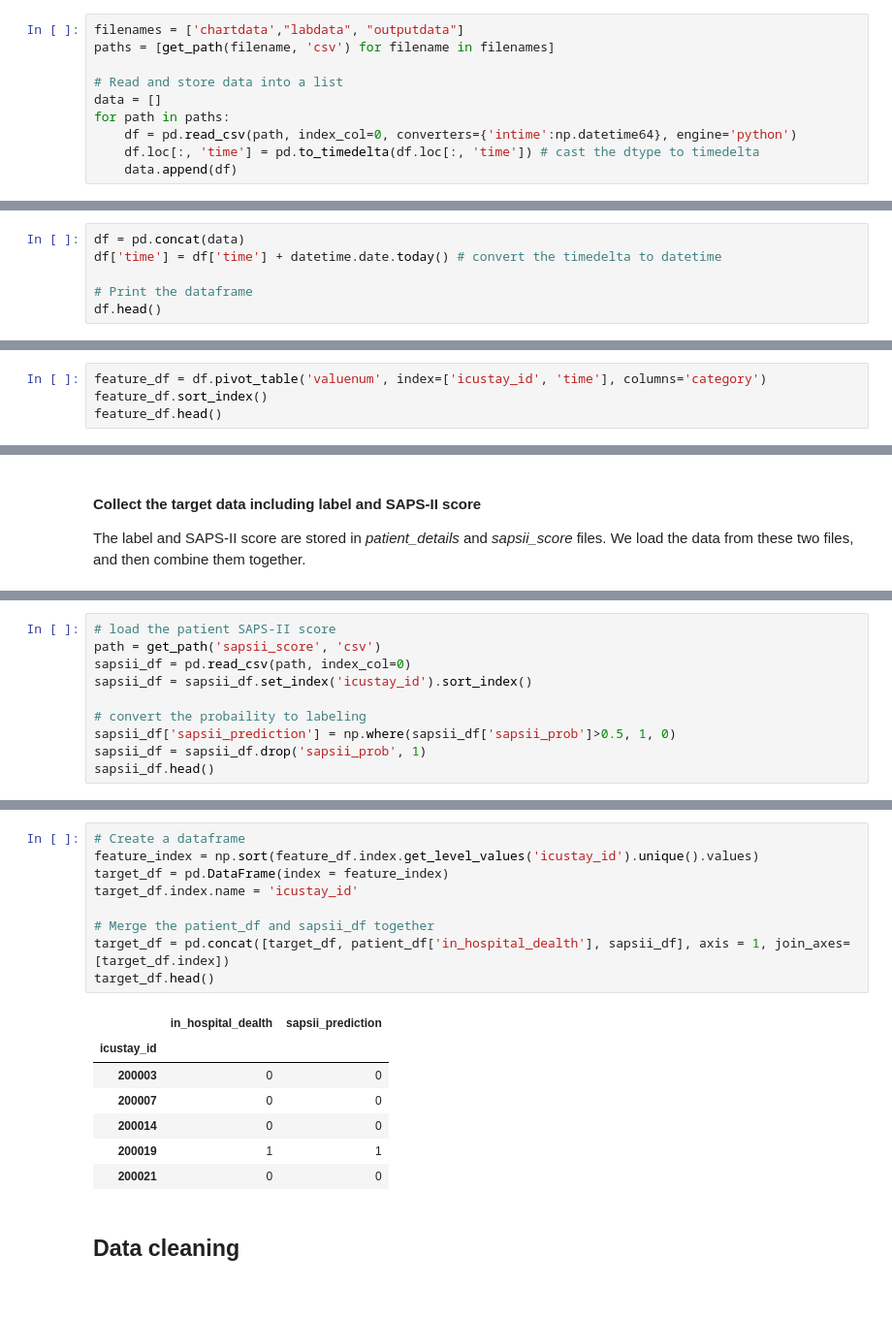
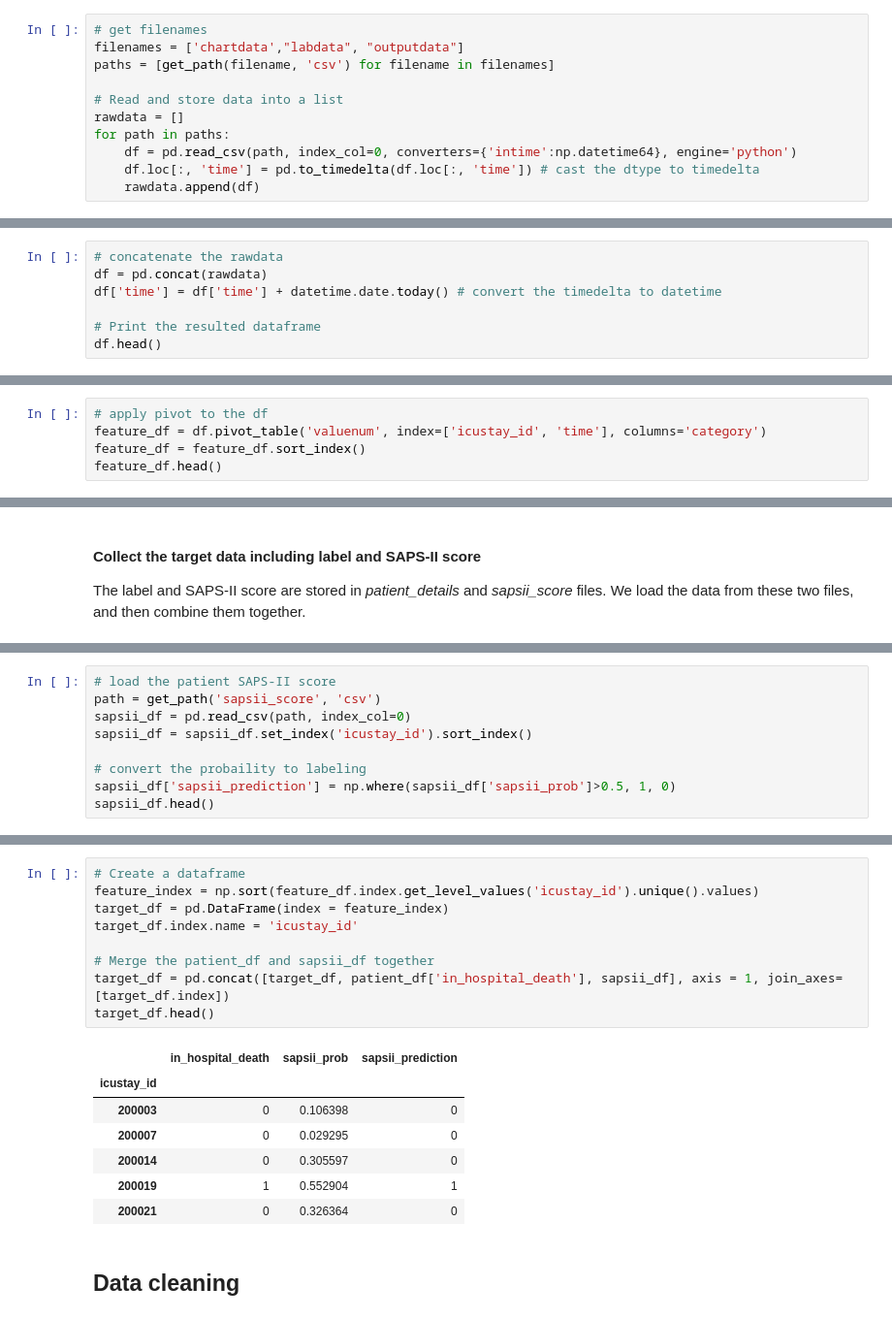
Before and after one commit to OrangeWong/predicting_morality, a Jupyter notebook: data_wrangling.ipynb, the cells around one changed output, grey strips where cells are left out. Shown at 97% size. Drawn from its saved outputs; the diff is of its cells as text.

```diff
--- a/data_wrangling.ipynb
+++ b/data_wrangling.ipynb
@@ -41,12 +54,13 @@ def get_path(filename, suffix):
 The features are stored in *chartdata*, *labdata*, and *outputdata* CSV files. First, we load the data from these three files.
 # %%
+# get filenames
 filenames = ['chartdata',"labdata", "outputdata"]
 paths = [get_path(filename, 'csv') for filename in filenames]
 
 # Read and store data into a list
-data = []
+rawdata = []
 for path in paths:
     df = pd.read_csv(path, index_col=0, converters={'intime':np.datetime64}, engine='python')
     df.loc[:, 'time'] = pd.to_timedelta(df.loc[:, 'time']) # cast the dtype to timedelta
-    data.append(df)
+    rawdata.append(df)
 # %% [markdown]
@@ -77,10 +91,11 @@ First 5 rows of chartdata are:
 # %% [markdown]
 We concatenate these dataframes along axis=0. Also, we convert the 'time' column from timedelta type by adding the current date.
 # %%
-df = pd.concat(data)
+# concatenate the rawdata
+df = pd.concat(rawdata)
 df['time'] = df['time'] + datetime.date.today() # convert the timedelta to datetime
 
-# Print the dataframe
+# Print the resulted dataframe
 df.head()
 # %% [output]
 |  | icustay_id | intime | time | category | valuenum |
@@ -94,5 +109,6 @@ We then pivot the table by passing columns as category such that each row shows
 # %%
+# apply pivot to the df
 feature_df = df.pivot_table('valuenum', index=['icustay_id', 'time'], columns='category')
-feature_df.sort_index()
+feature_df = feature_df.sort_index()
 feature_df.head()
 # %% [output]
@@ -129,6 +145,5 @@ sapsii_df = sapsii_df.set_index('icustay_id').sort_index()
 
 # convert the probaility to labeling
 sapsii_df['sapsii_prediction'] = np.where(sapsii_df['sapsii_prob']>0.5, 1, 0)
-sapsii_df = sapsii_df.drop('sapsii_prob', 1)
 sapsii_df.head()
 # %% [output]
@@ -142,19 +157,19 @@ sapsii_df.head()
 # %%
 # Create a dataframe
 feature_index = np.sort(feature_df.index.get_level_values('icustay_id').unique().values)
 target_df = pd.DataFrame(index = feature_index)
 target_df.index.name = 'icustay_id'
 
 # Merge the patient_df and sapsii_df together
-target_df = pd.concat([target_df, patient_df['in_hospital_dealth'], sapsii_df], axis = 1, join_axes=[target_df.index])
+target_df = pd.concat([target_df, patient_df['in_hospital_death'], sapsii_df], axis = 1, join_axes=[target_df.index])
 target_df.head()
 # %% [output]
-|  | in_hospital_dealth | sapsii_prediction |
-| icustay_id |  |  |
-| 200003 | 0 | 0 |
-| 200007 | 0 | 0 |
-| 200014 | 0 | 0 |
-| 200019 | 1 | 1 |
-| 200021 | 0 | 0 |
+|  | in_hospital_death | sapsii_prob | sapsii_prediction |
+| icustay_id |  |  |  |
+| 200003 | 0 | 0.106398 | 0 |
+| 200007 | 0 | 0.029295 | 0 |
+| 200014 | 0 | 0.305597 | 0 |
+| 200019 | 1 | 0.552904 | 1 |
+| 200021 | 0 | 0.326364 | 0 |
 # %% [markdown]
 ## Data cleaning
```
Also changed, not shown: parts of 38 cells of this notebook, 3 other files.
